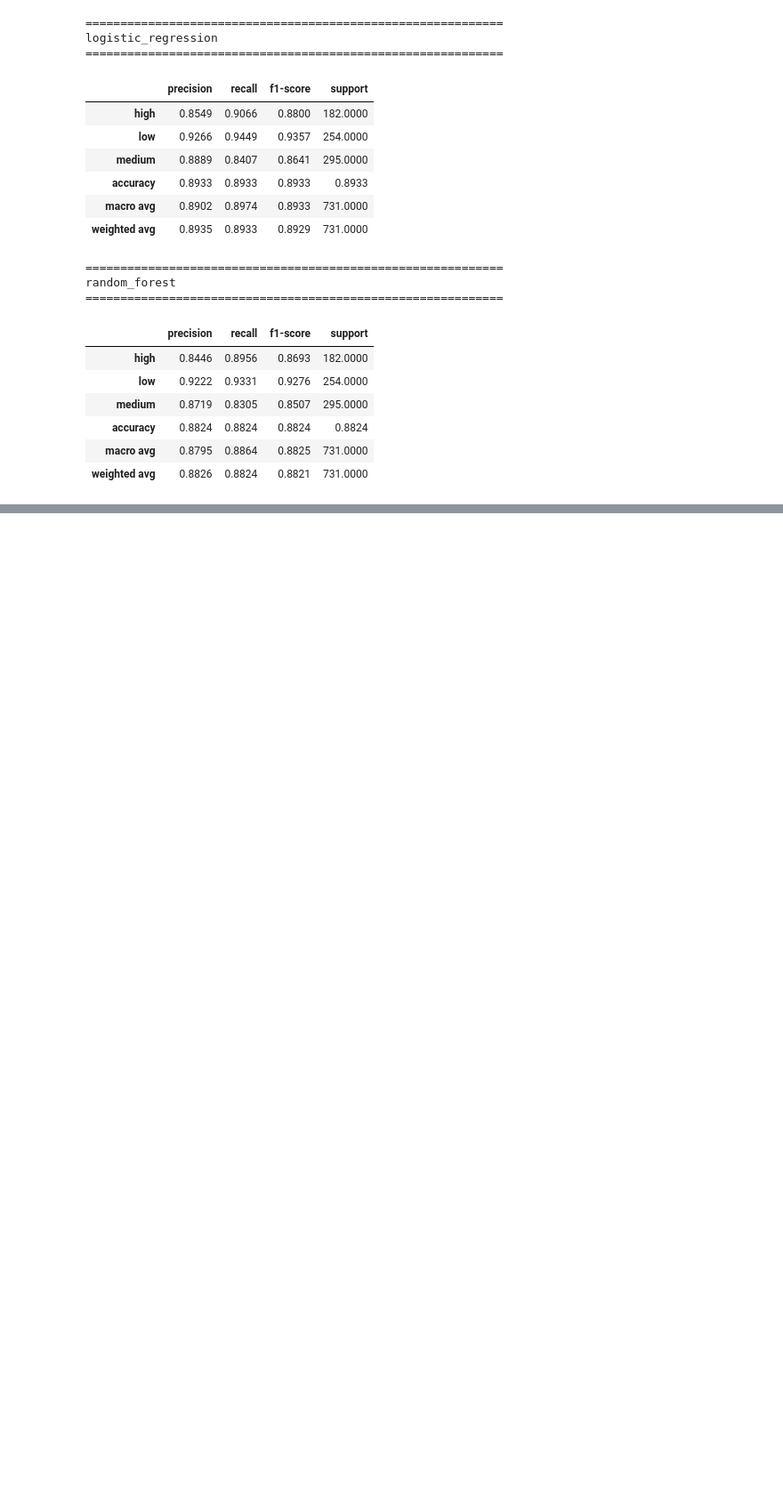
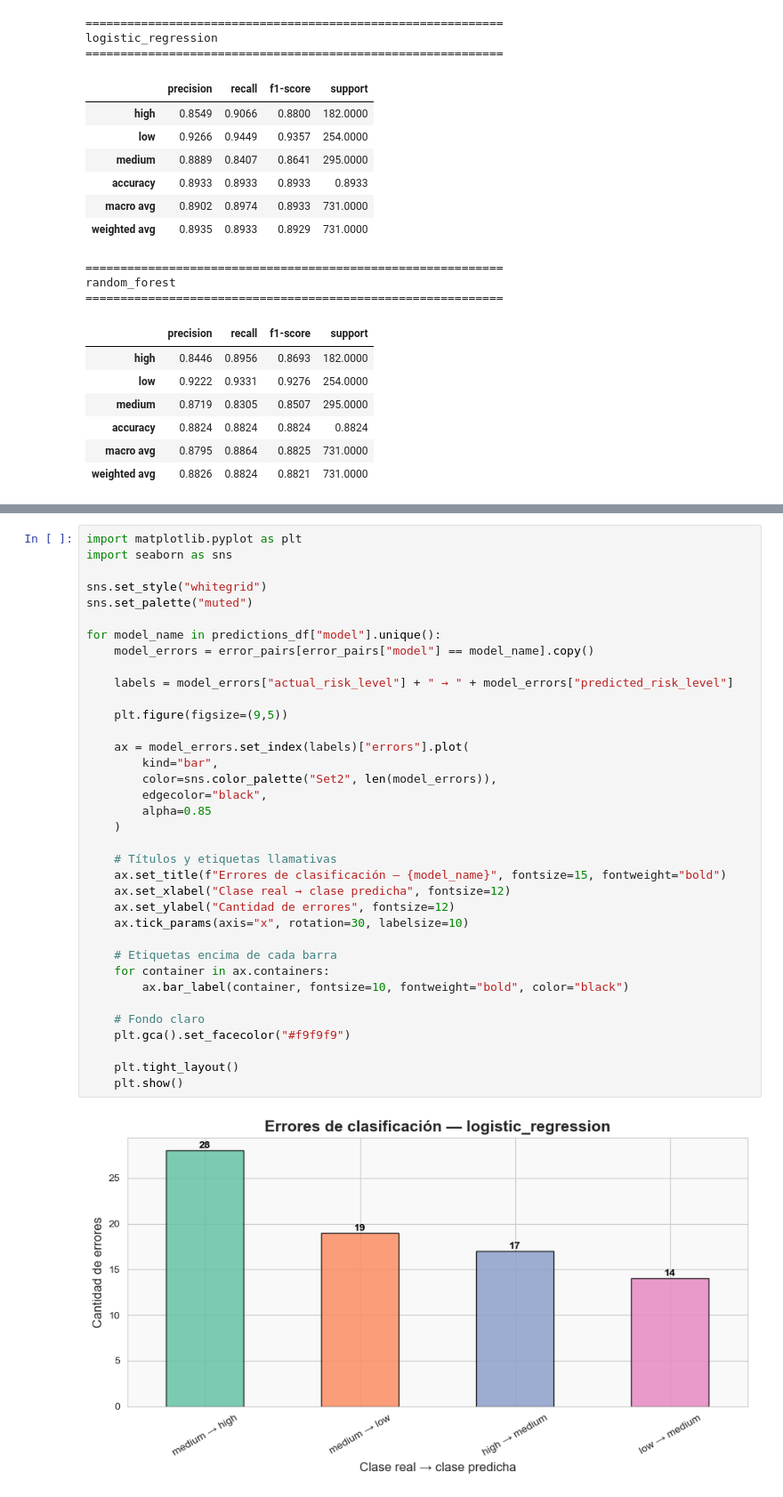
Before and after one commit to KouDionicio/9A-IDGS-ECBD-VitalMind-, a Jupyter notebook: ml-service/app/notebooks/02_risk_model_comparison.ipynb, the cells around one changed output, grey strips where cells are left out. Shown at 89% size. Drawn from its saved outputs; the diff is of its cells as text; blank space fills up the shorter version.

```diff
--- a/ml-service/app/notebooks/02_risk_model_comparison.ipynb
+++ b/ml-service/app/notebooks/02_risk_model_comparison.ipynb
@@ -419,0 +738,38 @@ random_forest
+# %%
+import matplotlib.pyplot as plt
+import seaborn as sns
+
+sns.set_style("whitegrid")
+sns.set_palette("muted")
+
+for model_name in predictions_df["model"].unique():
+    model_errors = error_pairs[error_pairs["model"] == model_name].copy()
+
+    labels = model_errors["actual_risk_level"] + " → " + model_errors["predicted_risk_level"]
+
+    plt.figure(figsize=(9,5))
+
+    ax = model_errors.set_index(labels)["errors"].plot(
+        kind="bar",
+        color=sns.color_palette("Set2", len(model_errors)),
+        edgecolor="black",
+        alpha=0.85
+    )
+
+    # Títulos y etiquetas llamativas
+    ax.set_title(f"Errores de clasificación — {model_name}", fontsize=15, fontweight="bold")
+    ax.set_xlabel("Clase real → clase predicha", fontsize=12)
+    ax.set_ylabel("Cantidad de errores", fontsize=12)
+    ax.tick_params(axis="x", rotation=30, labelsize=10)
+
+    # Etiquetas encima de cada barra
+    for container in ax.containers:
+        ax.bar_label(container, fontsize=10, fontweight="bold", color="black")
+
+    # Fondo claro
+    plt.gca().set_facecolor("#f9f9f9")
+
+    plt.tight_layout()
+    plt.show()
+# %% [output]
+[figure, added]
```
Also changed, not shown: parts of 33 cells of this notebook.
